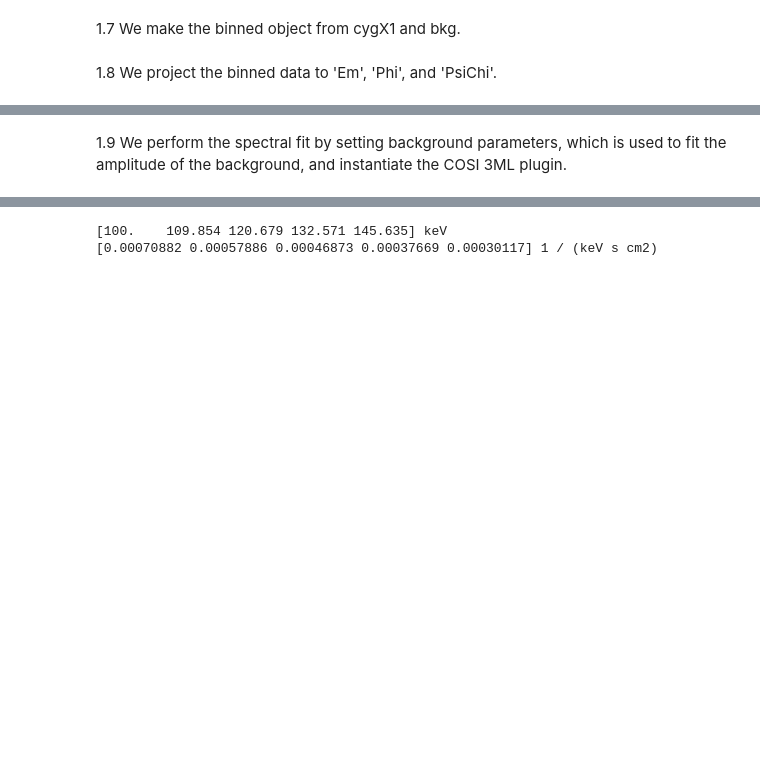
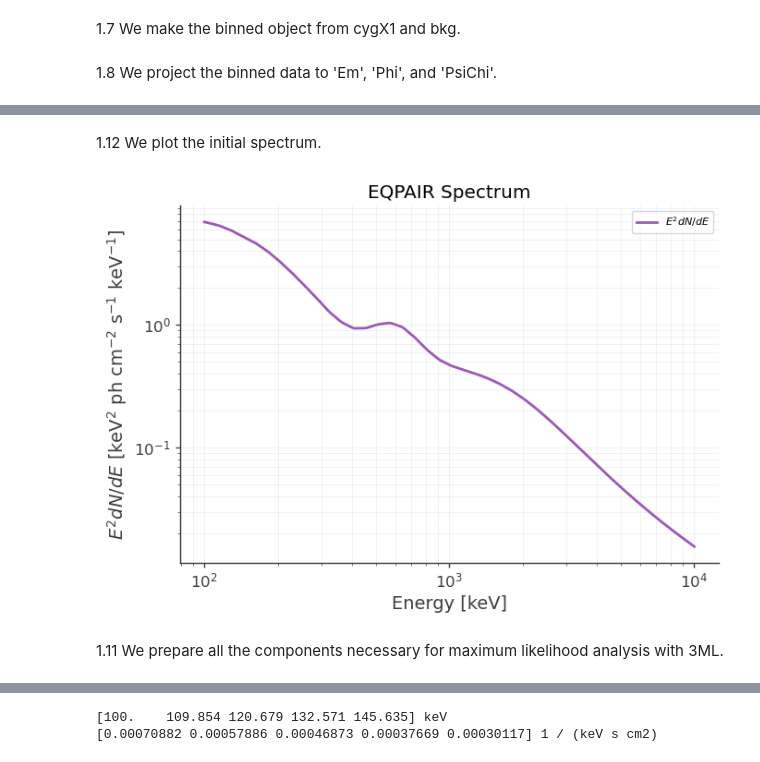
Before and after one commit to mabp1992/cosi_galactic_constrain_geo, a Jupyter notebook: spectral_fiting_of_cygX1.ipynb, the cells around one changed output, grey strips where cells are left out. Saved outputs shown, nothing was run; the diff lists cells and outputs as text; code cells hidden in the pictures; blank space fills up the shorter version.

```diff
--- a/spectral_fiting_of_cygX1.ipynb
+++ b/spectral_fiting_of_cygX1.ipynb
@@ -115,3 +509,49 @@ bkg_binned_signal_projected = bkg_binned_signal.project(['Em', 'Phi', 'PsiChi'])
+# %% [markdown]
+1.12 We plot the initial spectrum.
+# %%
+# ============================================================
+# Energy grid in keV
+# ============================================================
+energies = np.logspace(np.log10(100), np.log10(10000), 200)
+
+# ============================================================
+# Evaluate EQPAIR: dN/dE
+# ============================================================
+dnde = eqpair_spectrum(energies)
+
+# Convert Quantity to plain numpy array if needed
+try:
+    dnde = dnde.value
+except AttributeError:
+    pass
+
+# ============================================================
+# Compute E^2 dN/dE
+# ============================================================
+e2dnde = energies**2 * dnde
+
+# ============================================================
+# Plot
+# ============================================================
+fig, ax = plt.subplots(figsize=(7, 5))
+
+ax.loglog(
+    energies,
+    e2dnde,
+    lw=2,
+    label=r"$E^2 dN/dE$"
+)
+
+ax.set_xlabel("Energy [keV]")
+ax.set_ylabel(r"$E^2 dN/dE$ [keV$^2$ ph cm$^{-2}$ s$^{-1}$ keV$^{-1}$]")
+ax.set_title("EQPAIR Spectrum")
+ax.grid(True, which="both", alpha=0.3)
+ax.legend()
+
+plt.tight_layout()
+plt.show()
+# %% [output]
+[figure, added]
 # %% [markdown]
-1.9 We perform the spectral fit by setting background parameters, which is used to fit the amplitude of the background, and instantiate the COSI 3ML plugin.
+1.11 We prepare all the components necessary for maximum likelihood analysis with 3ML.
 # %%
```
Also changed, not shown: parts of 39 cells of this notebook, 6 other files.
